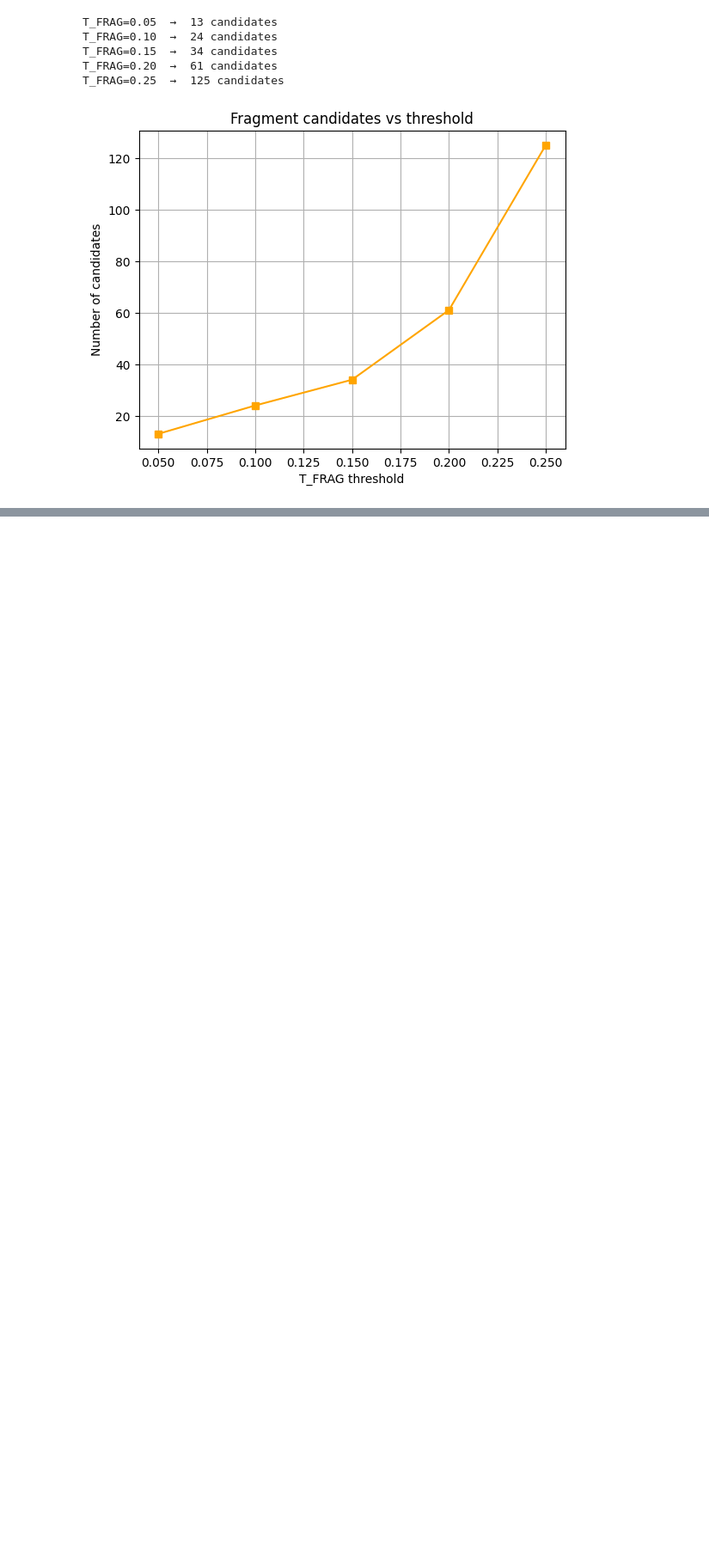
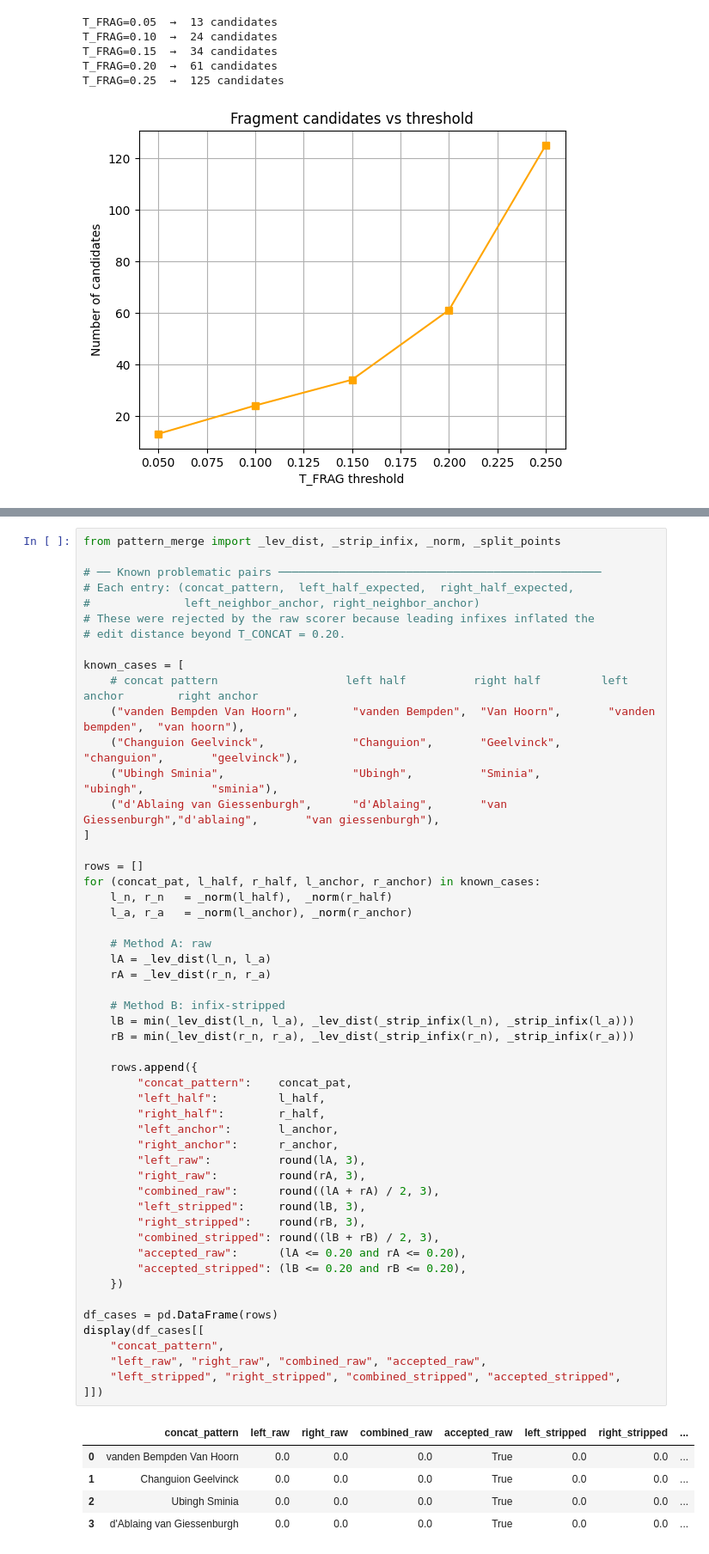
Before and after one commit to HoekR/delegate-qa, a Jupyter notebook: pattern_merge_poc.ipynb, the cells around one changed output, grey strips where cells are left out. Shown at 86% size. Saved outputs shown, nothing was run; the diff lists cells and outputs as text; blank space fills up the shorter version.

```diff
--- a/pattern_merge_poc.ipynb
+++ b/pattern_merge_poc.ipynb
@@ -604,0 +652,58 @@ if not frag_df.empty:
+# %%
+from pattern_merge import _lev_dist, _strip_infix, _norm, _split_points
+
+# ── Known problematic pairs ────────────────────────────────────────────────
+# Each entry: (concat_pattern,  left_half_expected,  right_half_expected,
+#              left_neighbor_anchor, right_neighbor_anchor)
+# These were rejected by the raw scorer because leading infixes inflated the
+# edit distance beyond T_CONCAT = 0.20.
+
+known_cases = [
+    # concat pattern                   left half          right half         left anchor        right anchor
+    ("vanden Bempden Van Hoorn",        "vanden Bempden",  "Van Hoorn",       "vanden bempden",  "van hoorn"),
+    ("Changuion Geelvinck",             "Changuion",       "Geelvinck",       "changuion",       "geelvinck"),
+    ("Ubingh Sminia",                   "Ubingh",          "Sminia",          "ubingh",          "sminia"),
+    ("d'Ablaing van Giessenburgh",      "d'Ablaing",       "van Giessenburgh","d'ablaing",       "van giessenburgh"),
+]
+
+rows = []
+for (concat_pat, l_half, r_half, l_anchor, r_anchor) in known_cases:
+    l_n, r_n   = _norm(l_half),  _norm(r_half)
+    l_a, r_a   = _norm(l_anchor), _norm(r_anchor)
+
+    # Method A: raw
+    lA = _lev_dist(l_n, l_a)
+    rA = _lev_dist(r_n, r_a)
+
+    # Method B: infix-stripped
+    lB = min(_lev_dist(l_n, l_a), _lev_dist(_strip_infix(l_n), _strip_infix(l_a)))
+    rB = min(_lev_dist(r_n, r_a), _lev_dist(_strip_infix(r_n), _strip_infix(r_a)))
+
+    rows.append({
+        "concat_pattern":    concat_pat,
+        "left_half":         l_half,
+        "right_half":        r_half,
+        "left_anchor":       l_anchor,
+        "right_anchor":      r_anchor,
+        "left_raw":          round(lA, 3),
+        "right_raw":         round(rA, 3),
+        "combined_raw":      round((lA + rA) / 2, 3),
+        "left_stripped":     round(lB, 3),
+        "right_stripped":    round(rB, 3),
+        "combined_stripped": round((lB + rB) / 2, 3),
+        "accepted_raw":      (lA <= 0.20 and rA <= 0.20),
+        "accepted_stripped": (lB <= 0.20 and rB <= 0.20),
+    })
+
+df_cases = pd.DataFrame(rows)
+display(df_cases[[
+    "concat_pattern",
+    "left_raw", "right_raw", "combined_raw", "accepted_raw",
+    "left_stripped", "right_stripped", "combined_stripped", "accepted_stripped",
+]])
+# %% [output]
+|  | concat_pattern | left_raw | right_raw | combined_raw | accepted_raw | left_stripped | right_stripped | ... |
+| 0 | vanden Bempden Van Hoorn | 0.0 | 0.0 | 0.0 | True | 0.0 | 0.0 | ... |
+| 1 | Changuion Geelvinck | 0.0 | 0.0 | 0.0 | True | 0.0 | 0.0 | ... |
+| 2 | Ubingh Sminia | 0.0 | 0.0 | 0.0 | True | 0.0 | 0.0 | ... |
+| 3 | d'Ablaing van Giessenburgh | 0.0 | 0.0 | 0.0 | True | 0.0 | 0.0 | ... |
```
Also changed, not shown: parts of 23 cells of this notebook, 11 other files.
